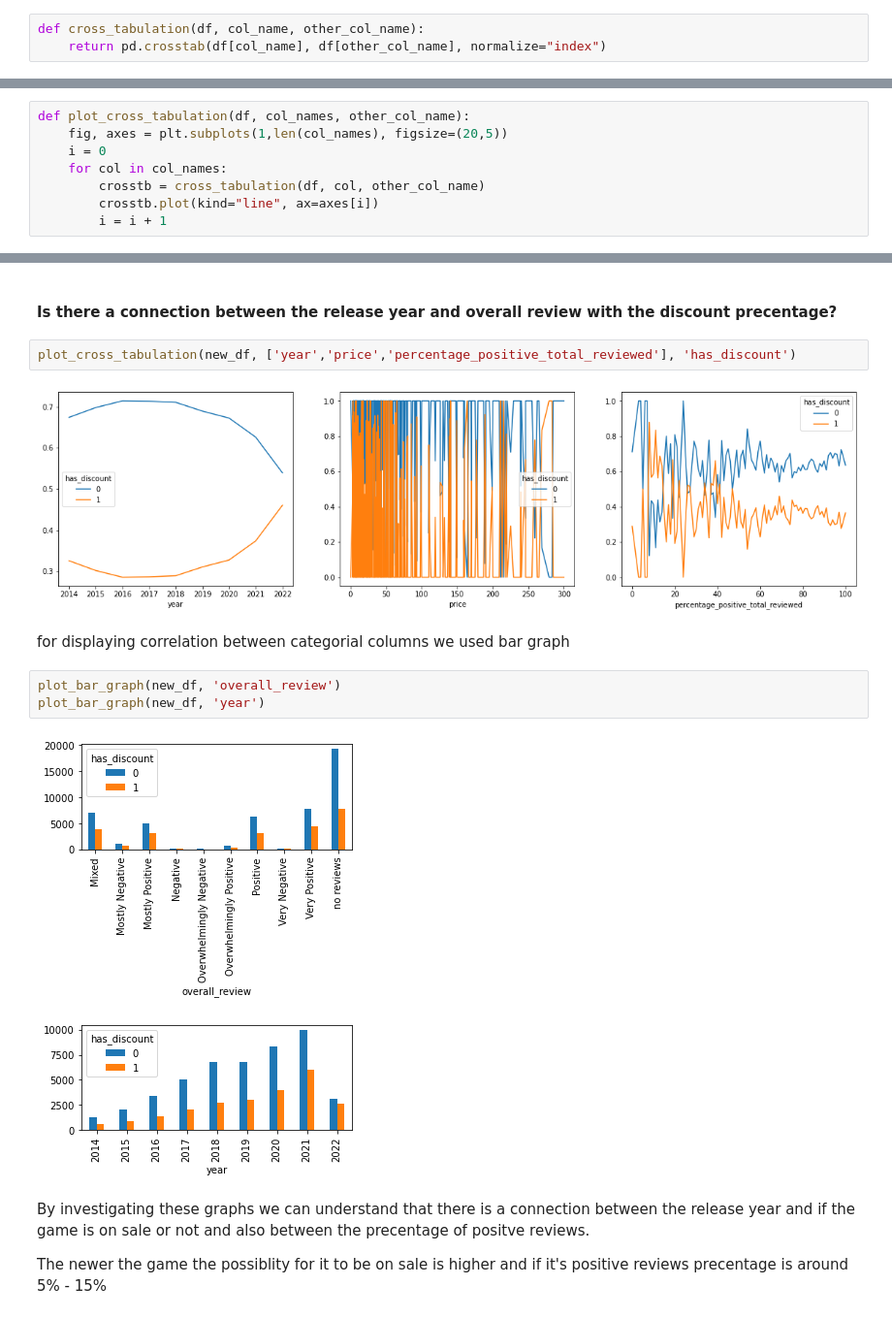
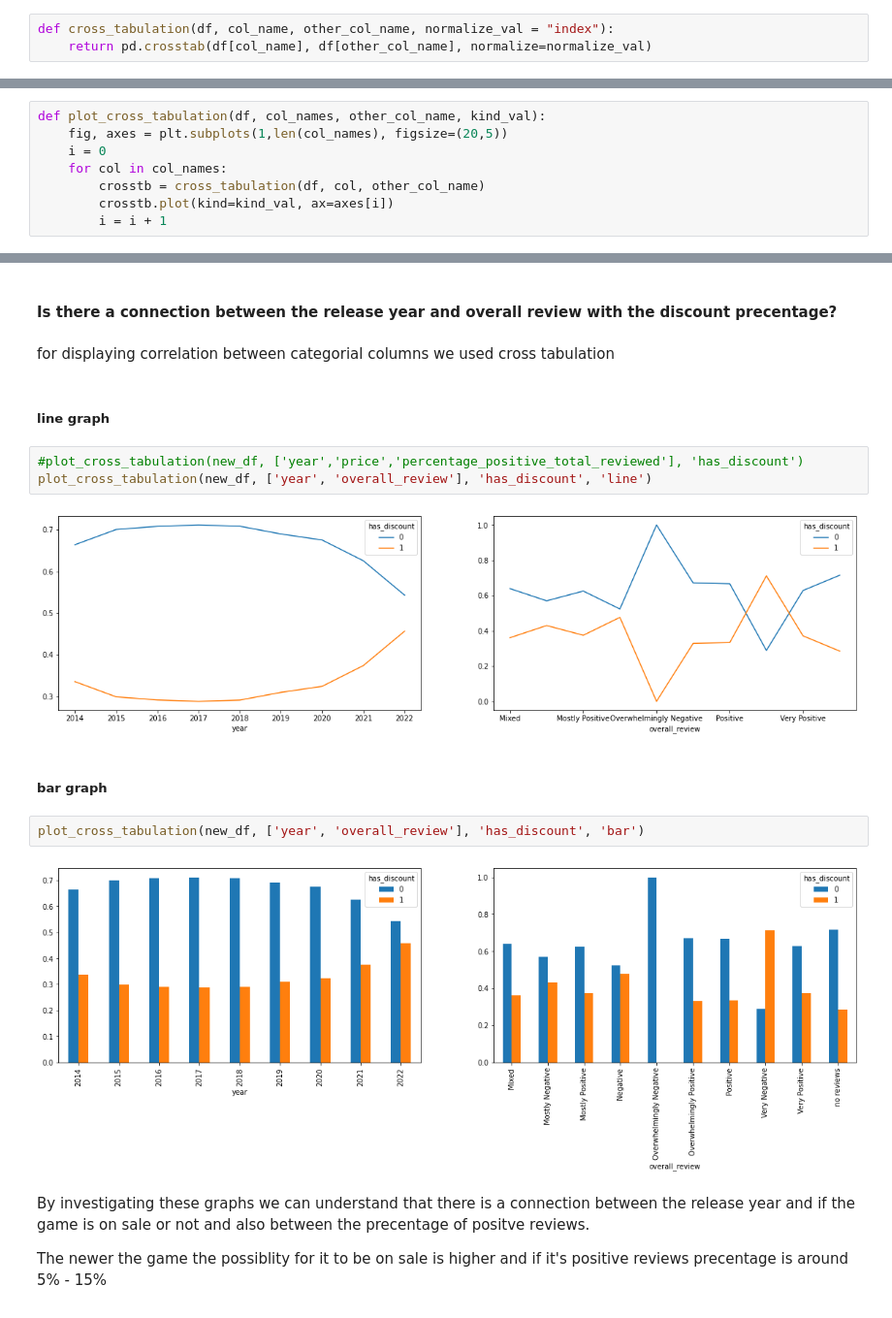
Before and after one commit to YuvalAvishid/Game_Discount_Predictor, a Jupyter notebook: Game_On_Sale.ipynb, the cells around one changed output, grey strips where cells are left out. Shown at 97% size. Saved outputs shown, nothing was run; the diff lists cells and outputs as text.

Commit message:
Adding more plots and graphs

```diff
--- a/Game_On_Sale.ipynb
+++ b/Game_On_Sale.ipynb
@@ -710,18 +713,18 @@ We want to perform Cross tabulation in order to find a connection between two di
 # %% [markdown]
 cross_tabulation function is a function to create and return a datadrame of a cross tabulation between the given 'col_name' column and the given 'other_col_name' column
 # %%
-def cross_tabulation(df, col_name, other_col_name):
-    return pd.crosstab(df[col_name], df[other_col_name], normalize="index")
+def cross_tabulation(df, col_name, other_col_name, normalize_val = "index"):
+    return pd.crosstab(df[col_name], df[other_col_name], normalize=normalize_val)
 # %% [markdown]
 'plot_cross_tabulation' function to create a cross tabulation for each of the columns in the given 'col_names' with the other given 'other_col_name' column.
 The function plot a 'line' plot for each dataframe of the cross tabulation.
 # %%
-def plot_cross_tabulation(df, col_names, other_col_name):
+def plot_cross_tabulation(df, col_names, other_col_name, kind_val):
     fig, axes = plt.subplots(1,len(col_names), figsize=(20,5))
     i = 0
     for col in col_names:
         crosstb = cross_tabulation(df, col, other_col_name)
-        crosstb.plot(kind="line", ax=axes[i])
+        crosstb.plot(kind=kind_val, ax=axes[i])
         i = i + 1
 # %% [markdown]
 'get_highly_correlated_cols' function to return two arrays:
@@ -774,17 +773,20 @@ def plot_bar_graph(df, col_name):
 # %% [markdown]
 #### Is there a connection between the release year and overall review with the discount precentage?
+# %% [markdown]
+for displaying correlation between categorial columns we used cross tabulation
+# %% [markdown]
+##### line graph
 # %%
-plot_cross_tabulation(new_df, ['year','price','percentage_positive_total_reviewed'], 'has_discount')
+#plot_cross_tabulation(new_df, ['year','price','percentage_positive_total_reviewed'], 'has_discount')
+plot_cross_tabulation(new_df, ['year', 'overall_review'], 'has_discount', 'line')
 # %% [output]
-[figure, old version]
+[figure, new version]
-# %% [markdown]
-for displaying correlation between categorial columns we used bar graph
+# %% [markdown]
+##### bar graph
 # %%
-plot_bar_graph(new_df, 'overall_review')
-plot_bar_graph(new_df, 'year')
+plot_cross_tabulation(new_df, ['year', 'overall_review'], 'has_discount', 'bar')
 # %% [output]
-[figure, old version]
+[figure, new version]
-[figure, removed]
 # %% [markdown]
 By investigating these graphs we can understand that there is a connection between the release year and if the game is on sale or not and also between the precentage of positve reviews.
 
```
Also changed, not shown: parts of 28 cells of this notebook.
